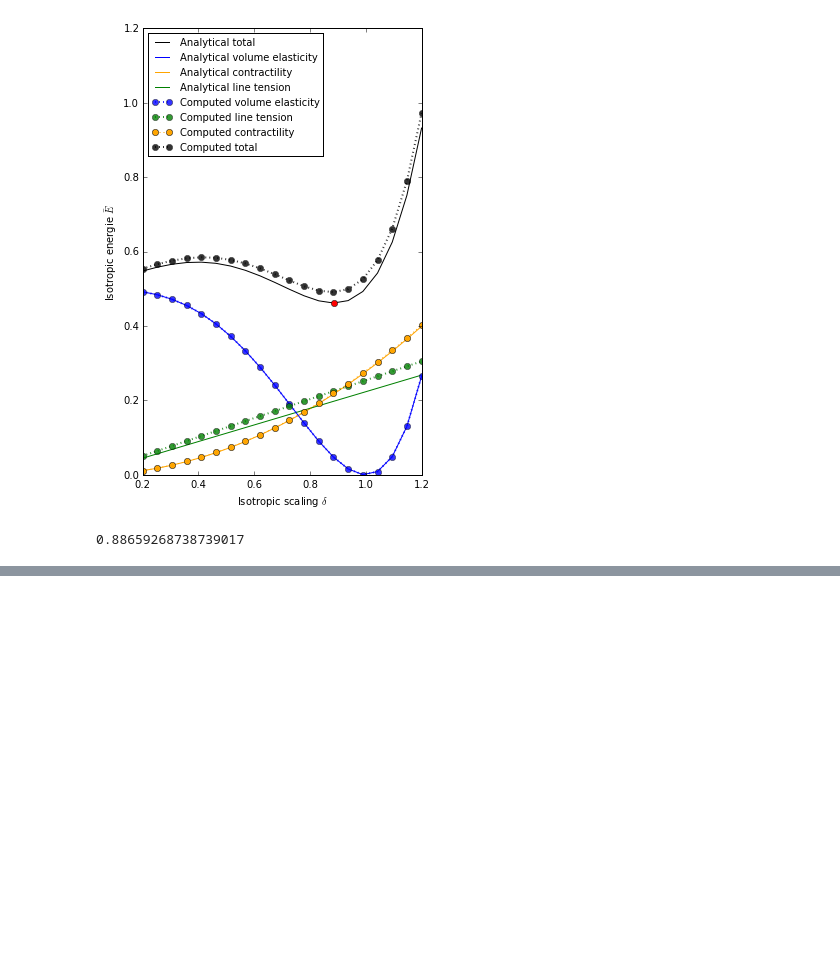
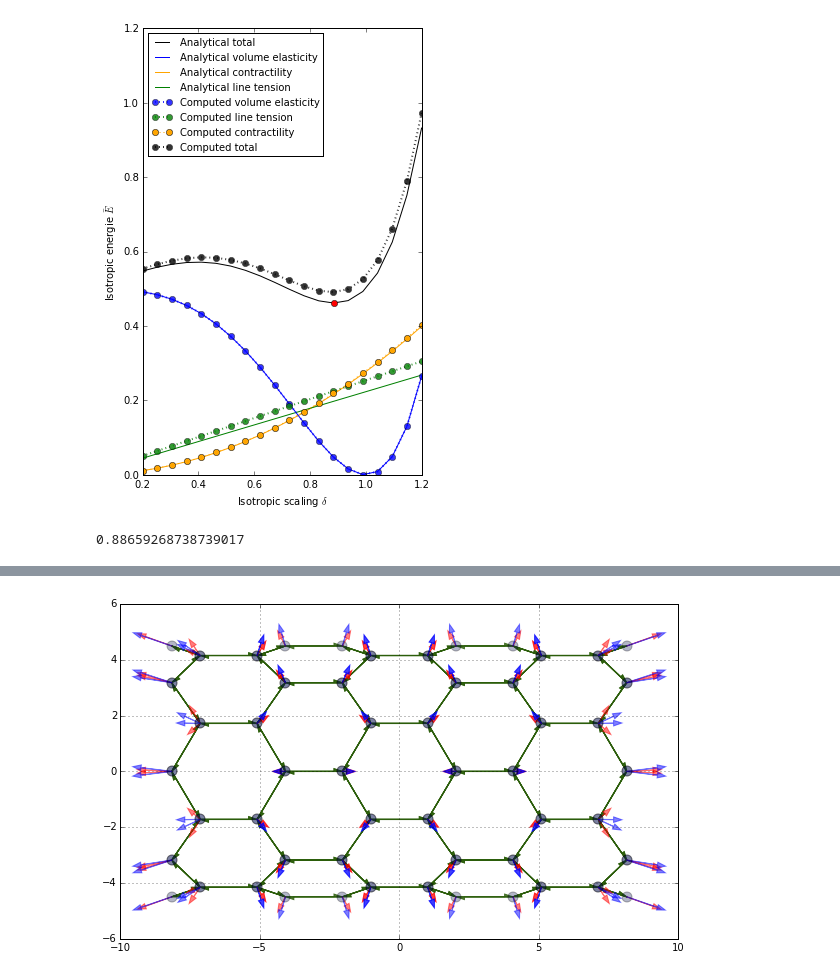
Before and after one commit to DamCB/tyssue, a Jupyter notebook: notebooks/leg_joint import/Energy minimization.ipynb, the cells around one changed output, grey strips where cells are left out. Cells and saved outputs as stored; diff of their text form; code cells hidden in the pictures; blank space fills up the shorter version.

```diff
--- a/notebooks/leg_joint import/Energy minimization.ipynb
+++ b/notebooks/leg_joint import/Energy minimization.ipynb
@@ -562,0 +627,2 @@ def plot_gradients(eptm)
+# %%
+eptm.je_df.line_tension = eptm.je_df.line_tension * (np.cos(eptm.je_df.nz)**2 + 0.5)
@@ -562,0 +644,7 @@ def plot_gradients(eptm)
+# %%
+fig, ax = plot_gradients(eptm, ['z', 'y'])
+fig, ax = plot_gradients(eptm, ['z', 'y'], ax=ax, approx=True, ec='b', fc='b')
+
+fig.set_size_inches(10, 12)
+# %% [output]
+[figure, added]
```
Also changed, not shown: parts of 29 cells of this notebook, 9 other files.
